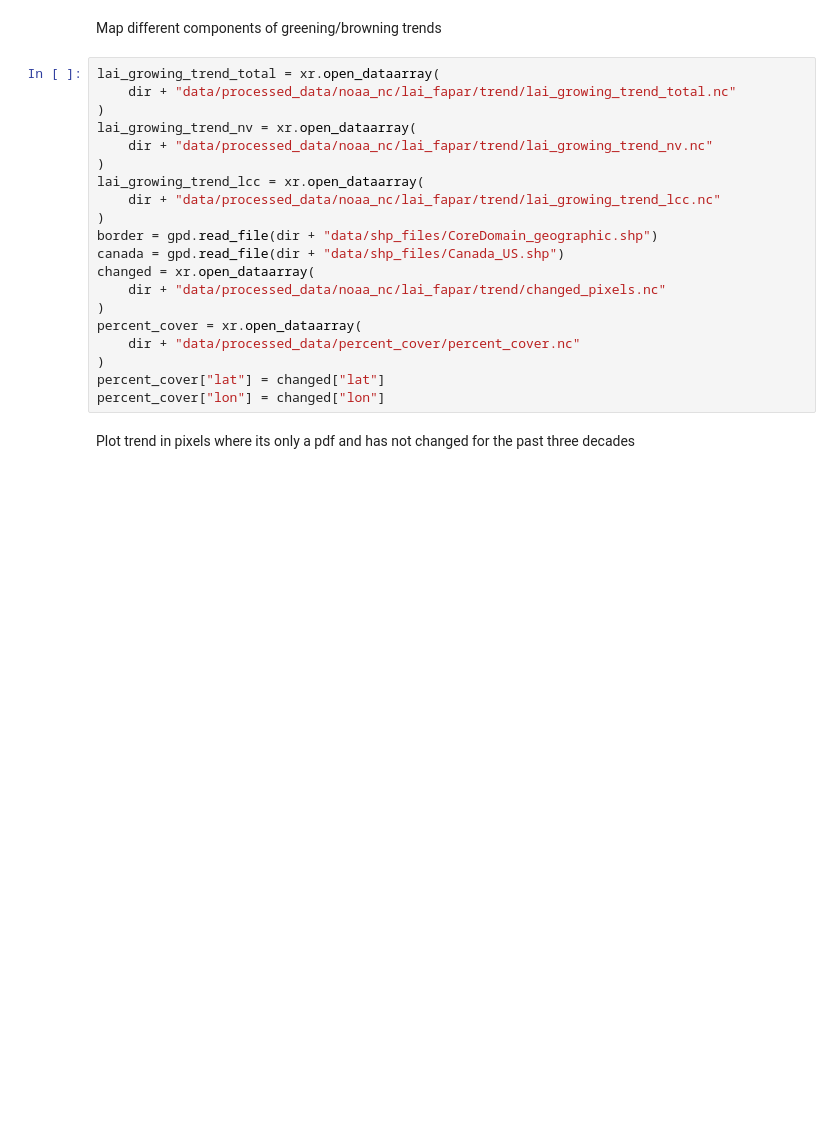
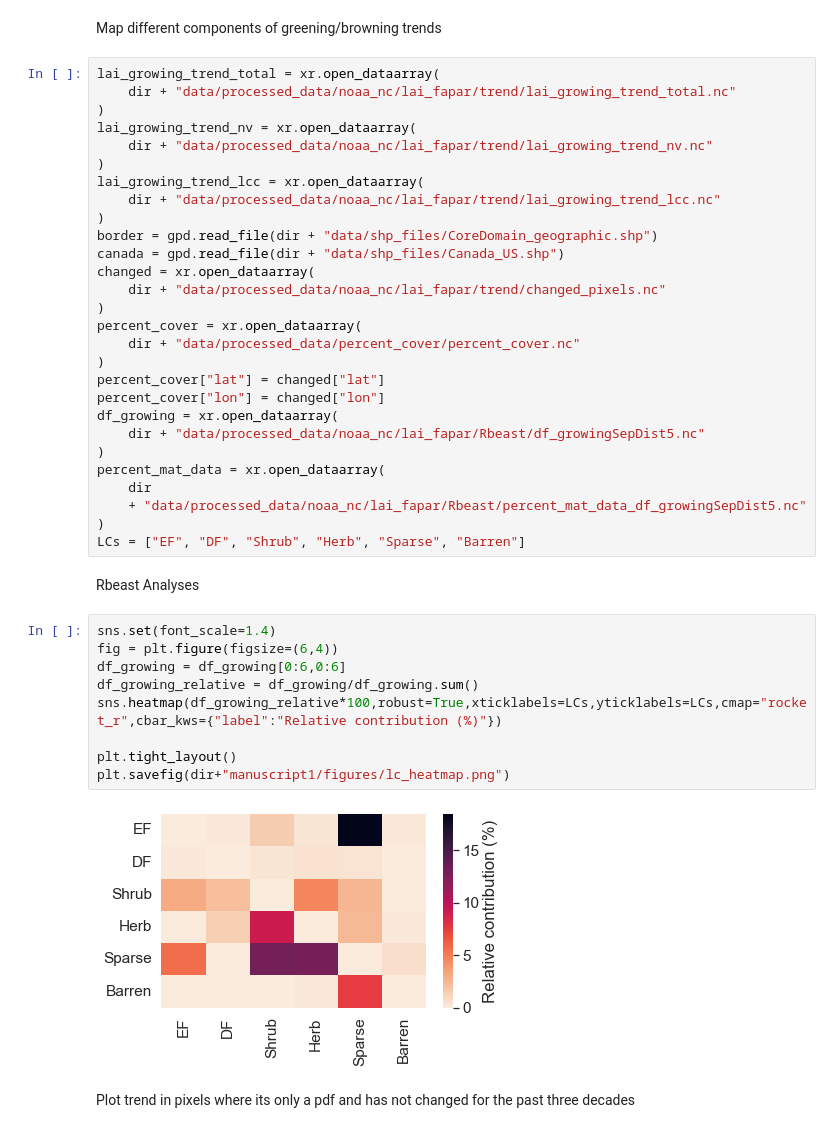
Before and after one commit to hamiddashti/greeness, a Jupyter notebook: codes/src/07_analysis.ipynb, the cells around one changed output. Cells and saved outputs as stored; diff of their text form; blank space fills up the shorter version.

```diff
--- a/codes/src/07_analysis.ipynb
+++ b/codes/src/07_analysis.ipynb
@@ -30,6 +31,27 @@ percent_cover = xr.open_dataarray(
 )
 percent_cover["lat"] = changed["lat"]
 percent_cover["lon"] = changed["lon"]
+df_growing = xr.open_dataarray(
+    dir + "data/processed_data/noaa_nc/lai_fapar/Rbeast/df_growingSepDist5.nc"
+)
+percent_mat_data = xr.open_dataarray(
+    dir
+    + "data/processed_data/noaa_nc/lai_fapar/Rbeast/percent_mat_data_df_growingSepDist5.nc"
+)
+LCs = ["EF", "DF", "Shrub", "Herb", "Sparse", "Barren"]
+# %% [markdown]
+Rbeast Analyses
+# %%
+sns.set(font_scale=1.4)
+fig = plt.figure(figsize=(6,4))
+df_growing = df_growing[0:6,0:6]
+df_growing_relative = df_growing/df_growing.sum()
+sns.heatmap(df_growing_relative*100,robust=True,xticklabels=LCs,yticklabels=LCs,cmap="rocket_r",cbar_kws={"label":"Relative contribution (%)"})
+
+plt.tight_layout()
+plt.savefig(dir+"manuscript1/figures/lc_heatmap.png")
+# %% [output]
+[figure, added]
 # %% [markdown]
 Plot trend in pixels where its only a pdf and has not changed for the past three decades
 # %%
```
Also changed, not shown: parts of 17 cells of this notebook, 3 other files.
